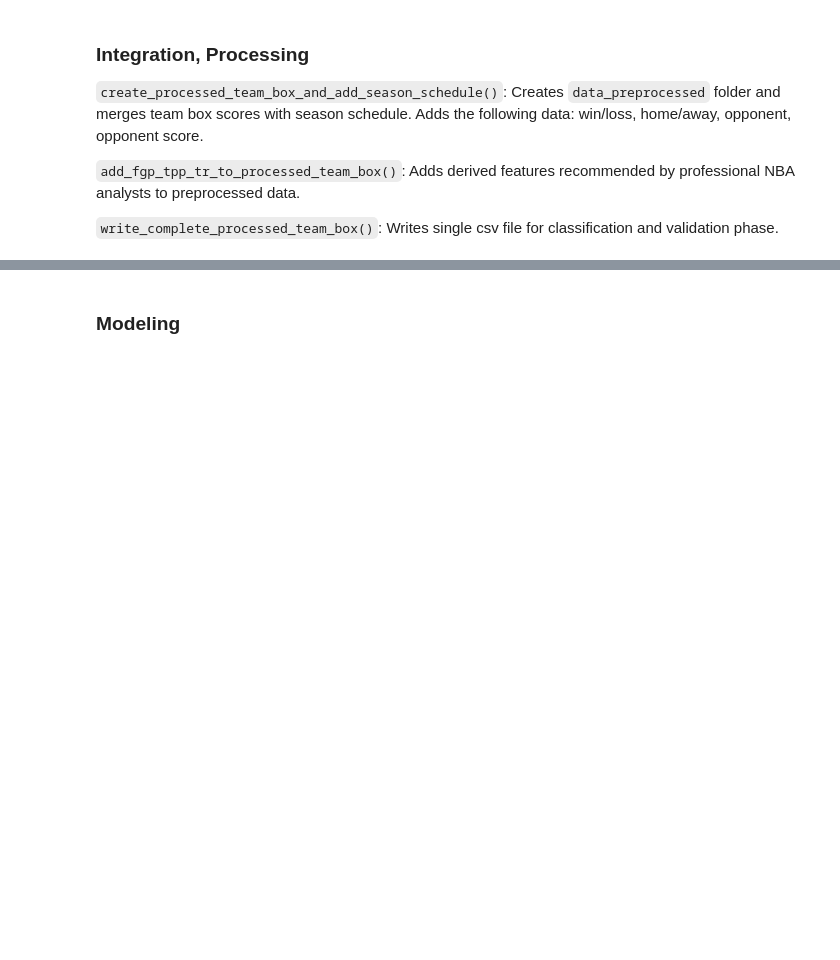
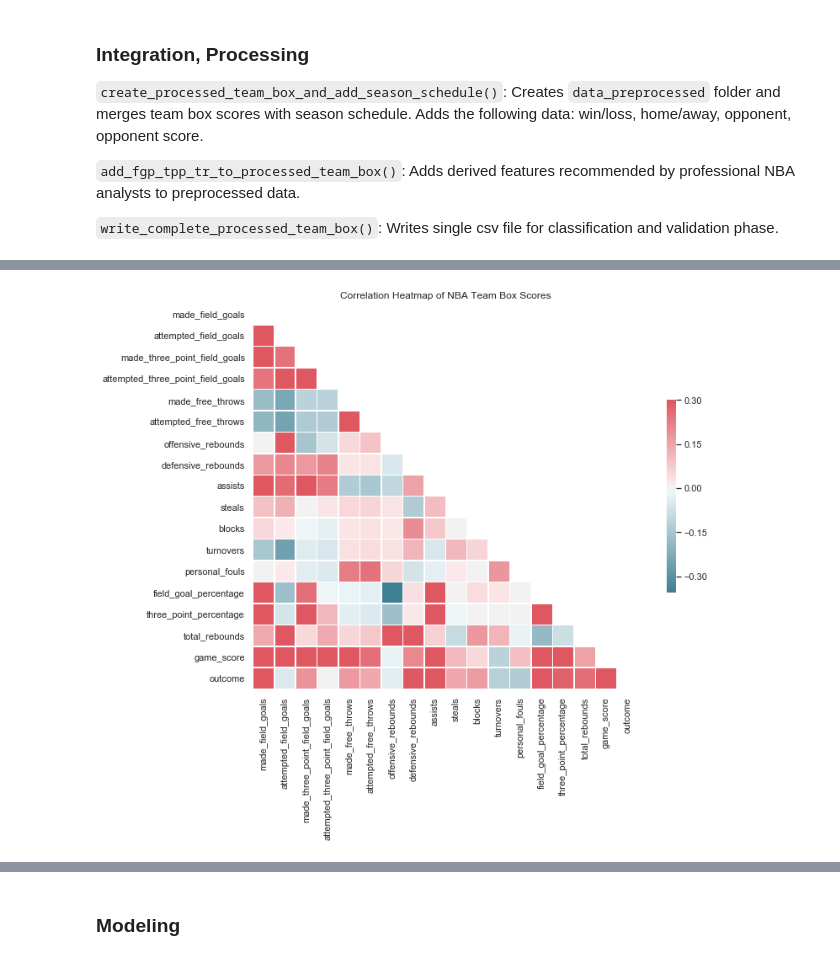
Before and after one commit to Will-Wright/NBA-predicter, a Jupyter notebook: NBA Predicter.ipynb, the cells around one changed output, grey strips where cells are left out. Cells and saved outputs as stored; diff of their text form; code cells hidden in the pictures; blank space fills up the shorter version.

Commit message:
updates images, README

```diff
--- a/NBA Predicter.ipynb
+++ b/NBA Predicter.ipynb
@@ -96,0 +119,49 @@ Loading game data for season 2019-2020
+# %%
+# Plot correlation of box scores, stats, and win/loss
+# to identify key features for modeling and classifying
+
+import numpy as np
+import os
+import pandas as pd
+import seaborn as sns
+import matplotlib.pyplot as plt
+
+drop_labels = ["team", "minutes_played", "game_date", \
+               "location", "opponent", "opponent_score"]
+plot_df = dc.team_full_df.drop(columns=drop_labels)
+cols = list(plot_df.columns)
+cols.remove("game_score")
+cols.remove("outcome")
+cols.append("game_score")
+cols.append("outcome")
+plot_df = plot_df[cols]
+plot_df.outcome = plot_df.outcome.eq("win").mul(1)
+
+sns.set(style="white")
+
+# Compute the correlation matrix
+corr = plot_df.corr()
+
+# Generate a mask for the upper triangle
+mask = np.zeros_like(corr, dtype=np.bool)
+mask[np.triu_indices_from(mask)] = True
+
+
+# Generate a custom diverging colormap
+cmap = sns.diverging_palette(220, 10, as_cmap=True)
+
+# Draw the heatmap with the mask and correct aspect ratio
+fig, ax = plt.subplots(figsize=(12,12))
+sns_plot = sns.heatmap(corr, mask=mask, cmap=cmap, vmax=.3, \
+
+                       center=0, square=True, linewidths=.5, \
+                       cbar_kws={"shrink": .5}, ax=ax)
+plt.title("Correlation Heatmap of NBA Team Box Scores")
+plt.gcf().subplots_adjust(bottom=0.35)
+
+if not os.path.isdir("images"):
+    os.mkdir("images")
+
+sns_plot.get_figure().savefig("./images/corr_heatmap.png")
+# %% [output]
+[figure, added]
```
Also changed, not shown: parts of 9 cells of this notebook, 26 other files.
